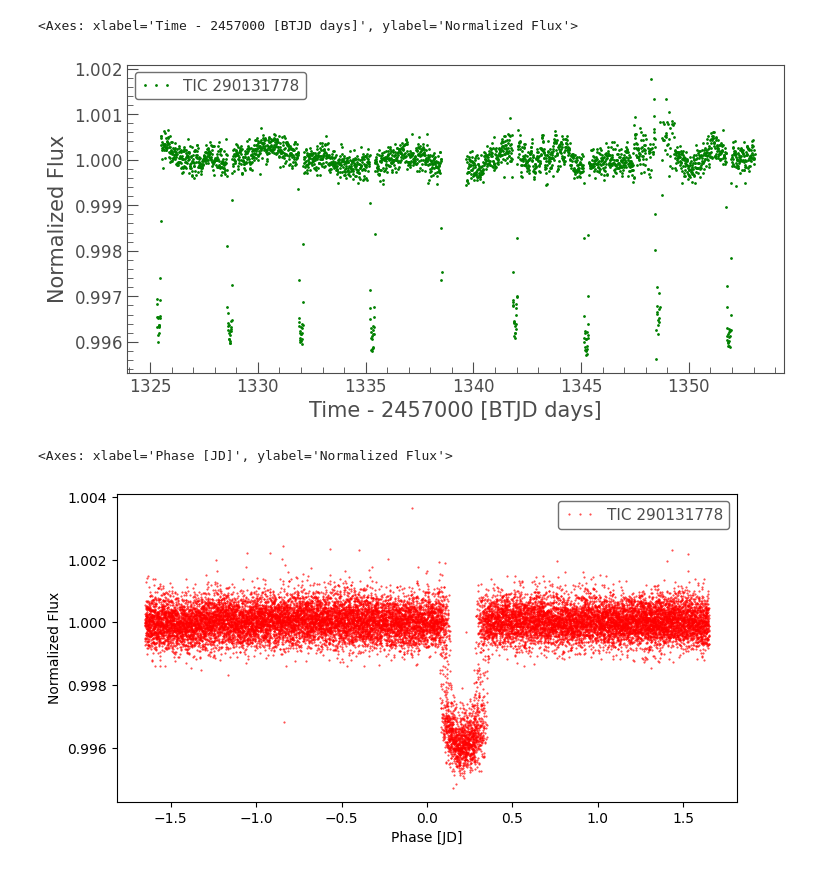
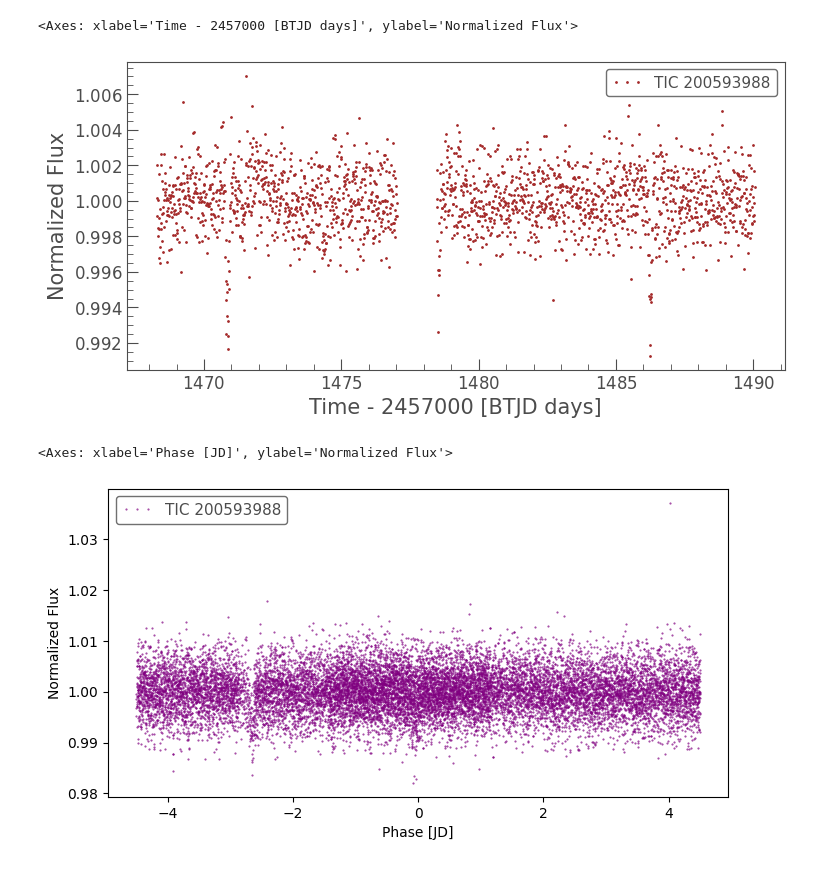
Before and after one commit to Signal-K/sytizen, a Jupyter notebook: deepnote/simpleKurves.ipynb, the cells around one changed output. Saved outputs shown, nothing was run; the diff lists cells and outputs as text; code cells hidden in the pictures.

```diff
--- a/deepnote/simpleKurves.ipynb
+++ b/deepnote/simpleKurves.ipynb
@@ -2,7 +2,7 @@
 import matplotlib.pyplot as plt
 import lightkurve as lk
 # %%
-TIC = 'TIC 290131778' # Seems like an unconfirmed one
+TIC = 'TIC 200593988' # Seems like an unconfirmed one
 available_data_select = lk.search_lightcurve(TIC)[0:2]
 lc_collection = available_data_select.download_all().stitch()
 # %%
@@ -16,18 +16,18 @@ lc_collection.plot(ax = ax, linewidth = 0, marker = 0, color = 'orange', markers
 %matplotlib inline
 bin_time = 15/24/60
 lc_collection_binned = lc_collection.bin(bin_time)
-lc_collection_binned.plot(color = 'green', lw = 0, marker = '.')
+lc_collection_binned.plot(color = 'brown', lw = 0, marker = '.')
 # %% [output]
 <Axes: xlabel='Time - 2457000 [BTJD days]', ylabel='Normalized Flux'>
-[figure, old version]
+[figure, new version]
 # %%
-period = 3.3
-t0 = 1325.2
+period = 9
+t0 = 1470.9
 lc_phased = lc_collection.fold(period = period, epoch_time = t0)
 # %%
 %matplotlib inline
 fig, ax = plt.subplots(figsize = (8, 4))
-lc_phased.plot(ax = ax, linewidth = 0, marker = '.', color = 'red', markersize = 1, alpha = 0.8)
+lc_phased.plot(ax = ax, linewidth = 0, marker = '.', color = 'purple', markersize = 1, alpha = 0.8)
 # %% [output]
 <Axes: xlabel='Phase [JD]', ylabel='Normalized Flux'>
-[figure, old version]
+[figure, new version]
```
Also changed, not shown: parts of 1 cell of this notebook.
